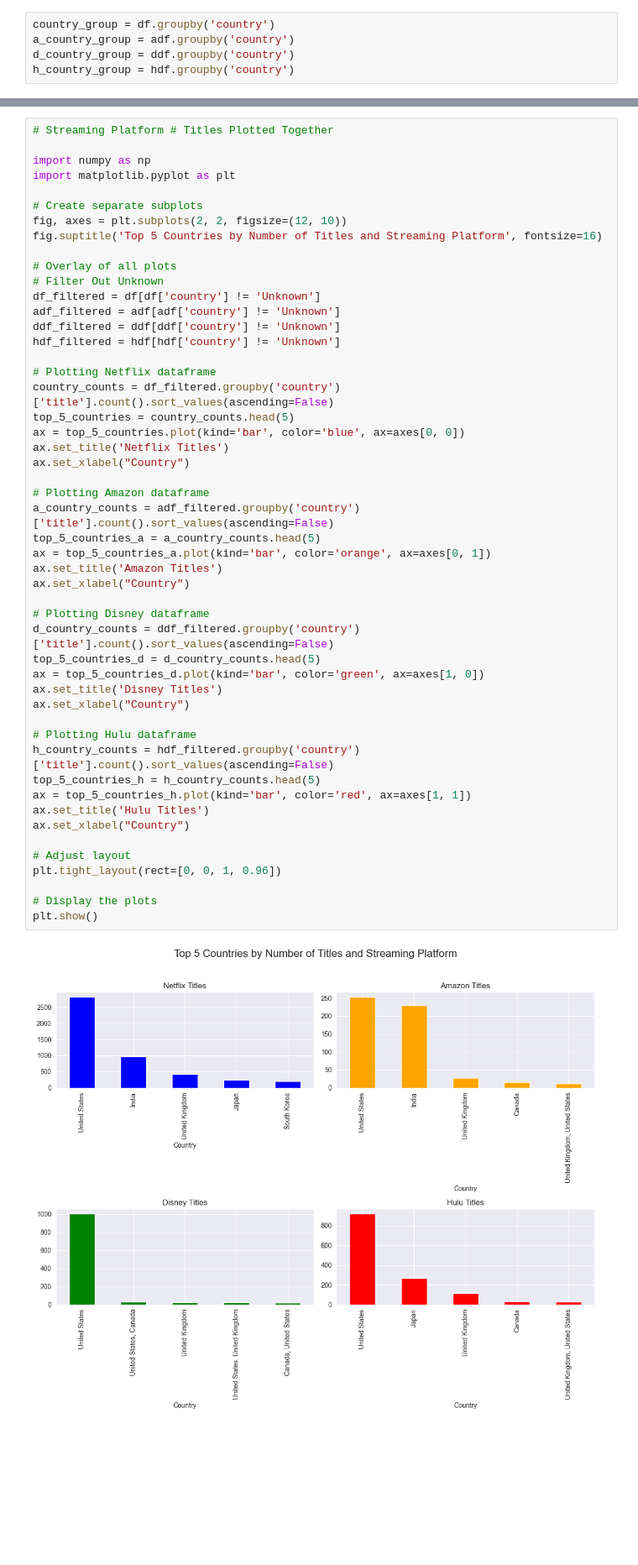
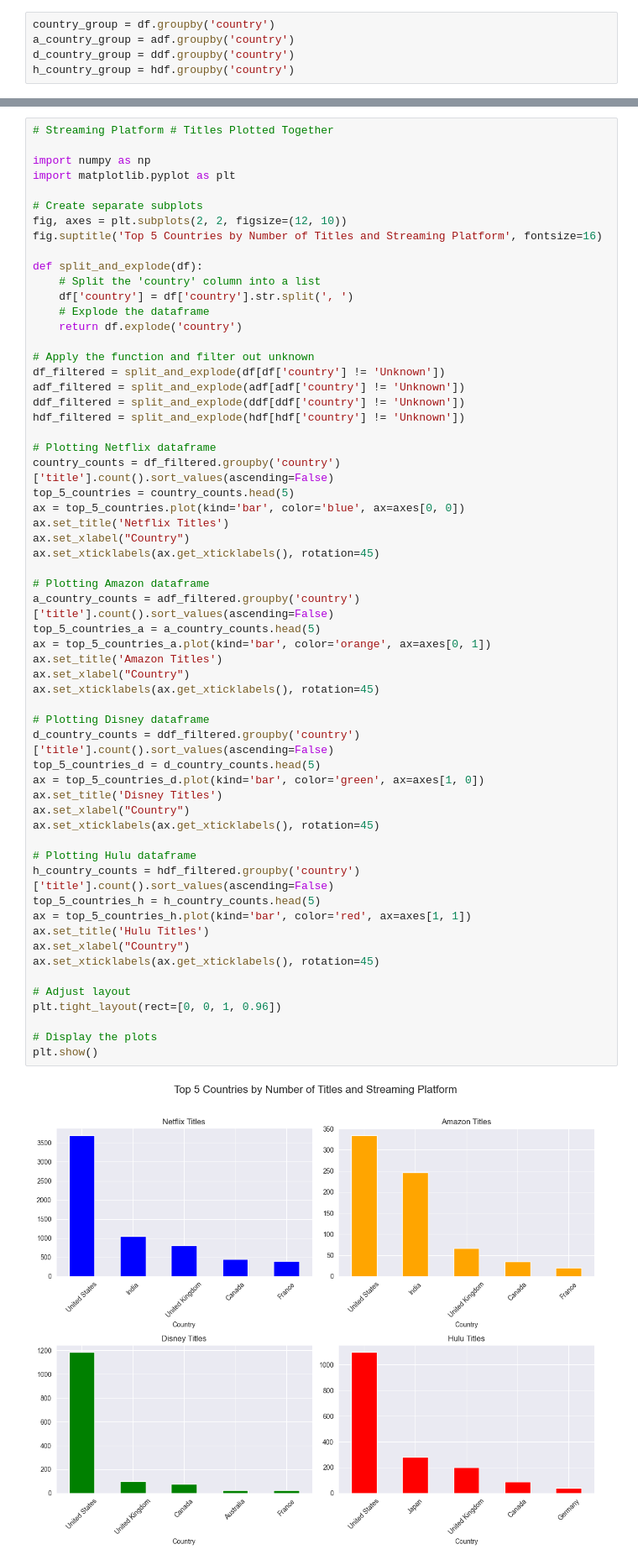
Before and after one commit to Arleee1/Zuckflix, a Jupyter notebook: MetaDataAnalysis.ipynb, the cells around one changed output, grey strips where cells are left out. Shown: that part at 84% size. Drawn from its saved outputs; the diff is of its cells as text; blank space fills up the shorter version.

```diff
--- a/MetaDataAnalysis.ipynb
+++ b/MetaDataAnalysis.ipynb
@@ -229,12 +229,17 @@ import matplotlib.pyplot as plt
 fig, axes = plt.subplots(2, 2, figsize=(12, 10))
 fig.suptitle('Top 5 Countries by Number of Titles and Streaming Platform', fontsize=16)
 
-# Overlay of all plots
-# Filter Out Unknown
-df_filtered = df[df['country'] != 'Unknown']
-adf_filtered = adf[adf['country'] != 'Unknown']
-ddf_filtered = ddf[ddf['country'] != 'Unknown']
-hdf_filtered = hdf[hdf['country'] != 'Unknown']
+def split_and_explode(df):
+    # Split the 'country' column into a list
+    df['country'] = df['country'].str.split(', ')
+    # Explode the dataframe
+    return df.explode('country')
+
+# Apply the function and filter out unknown
+df_filtered = split_and_explode(df[df['country'] != 'Unknown'])
+adf_filtered = split_and_explode(adf[adf['country'] != 'Unknown'])
+ddf_filtered = split_and_explode(ddf[ddf['country'] != 'Unknown'])
+hdf_filtered = split_and_explode(hdf[hdf['country'] != 'Unknown'])
 
 # Plotting Netflix dataframe
 country_counts = df_filtered.groupby('country')['title'].count().sort_values(ascending=False)
@@ -242,35 +247,39 @@ top_5_countries = country_counts.head(5)
 ax = top_5_countries.plot(kind='bar', color='blue', ax=axes[0, 0])
 ax.set_title('Netflix Titles')
 ax.set_xlabel("Country")
+ax.set_xticklabels(ax.get_xticklabels(), rotation=45)
 
 # Plotting Amazon dataframe
 a_country_counts = adf_filtered.groupby('country')['title'].count().sort_values(ascending=False)
 top_5_countries_a = a_country_counts.head(5)
 ax = top_5_countries_a.plot(kind='bar', color='orange', ax=axes[0, 1])
 ax.set_title('Amazon Titles')
 ax.set_xlabel("Country")
+ax.set_xticklabels(ax.get_xticklabels(), rotation=45)
 
 # Plotting Disney dataframe
 d_country_counts = ddf_filtered.groupby('country')['title'].count().sort_values(ascending=False)
 top_5_countries_d = d_country_counts.head(5)
 ax = top_5_countries_d.plot(kind='bar', color='green', ax=axes[1, 0])
 ax.set_title('Disney Titles')
 ax.set_xlabel("Country")
+ax.set_xticklabels(ax.get_xticklabels(), rotation=45)
 
 # Plotting Hulu dataframe
 h_country_counts = hdf_filtered.groupby('country')['title'].count().sort_values(ascending=False)
 top_5_countries_h = h_country_counts.head(5)
 ax = top_5_countries_h.plot(kind='bar', color='red', ax=axes[1, 1])
 ax.set_title('Hulu Titles')
 ax.set_xlabel("Country")
+ax.set_xticklabels(ax.get_xticklabels(), rotation=45)
 
 # Adjust layout
 plt.tight_layout(rect=[0, 0, 1, 0.96])
 
 # Display the plots
 plt.show()
 # %% [output]
-[figure, old version]
+[figure, new version]
 # %%
 # Plot of Combined Data Sets (no repeated titles)
 
```
